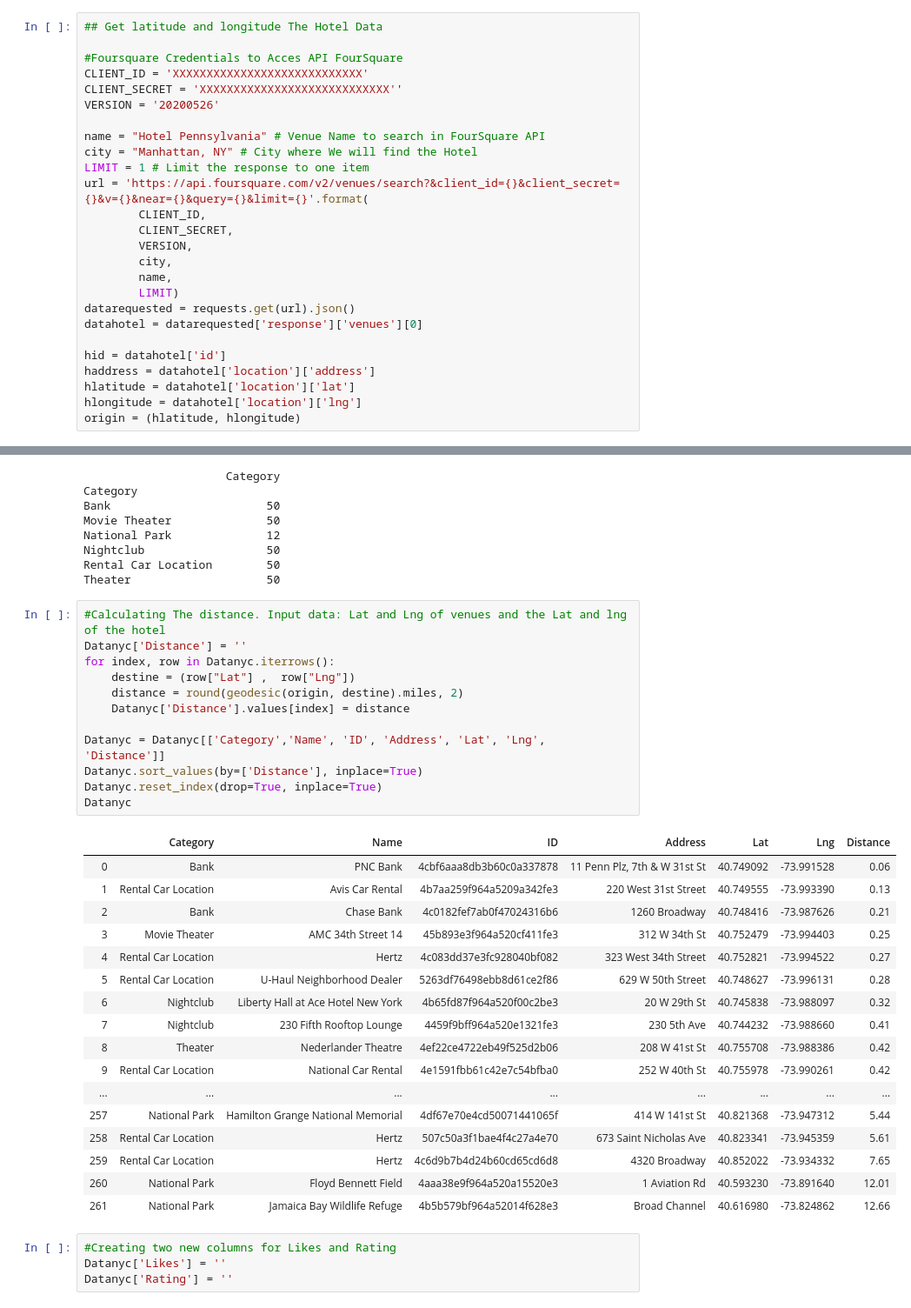
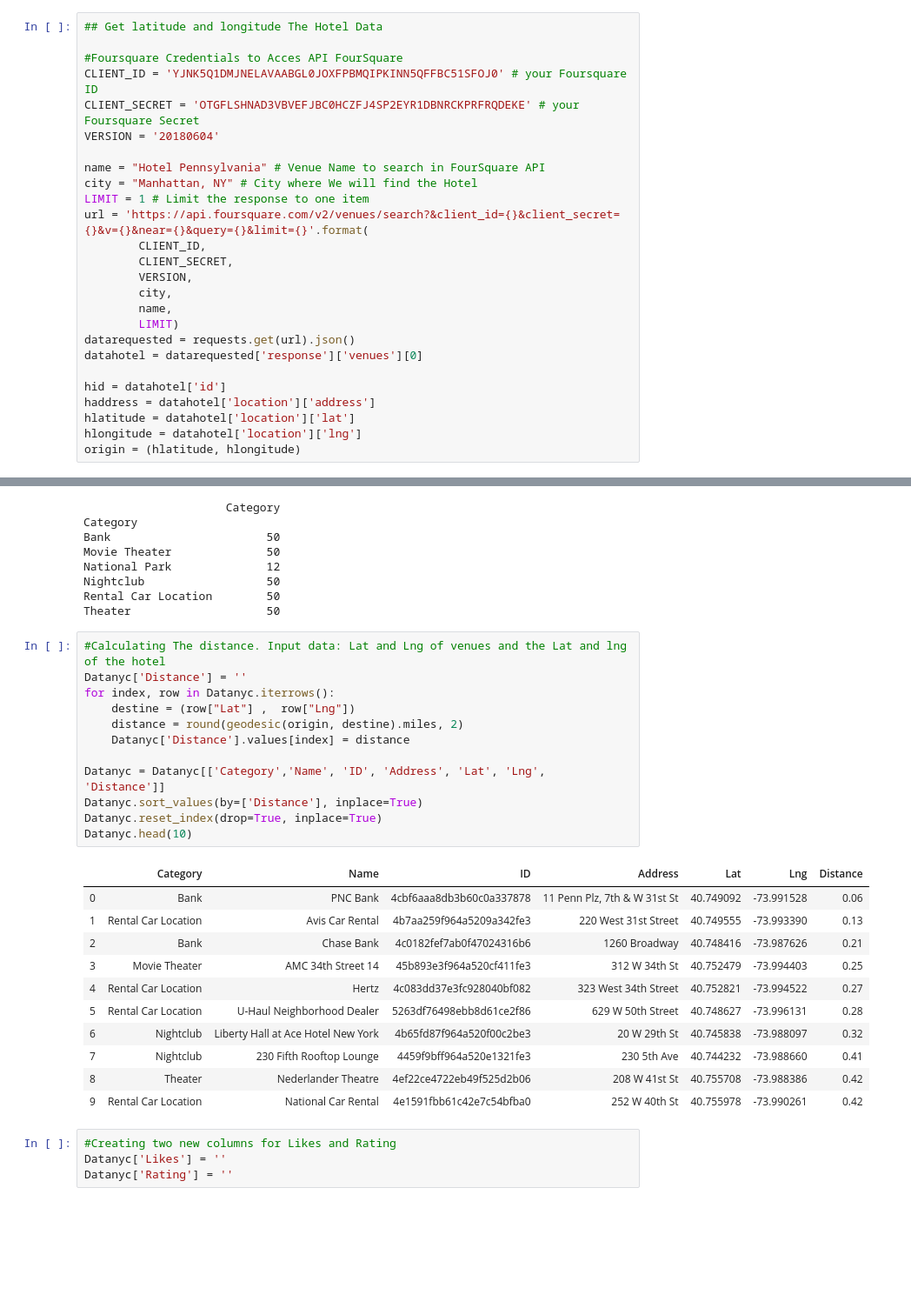
Before and after one commit to rchevez/Coursera_Capstone, a Jupyter notebook: Applied_Data_Science_Capstone_Data-Week-01.ipynb, the cells around one changed output, grey strips where cells are left out. Shown at 87% size. Saved outputs shown, nothing was run; the diff lists cells and outputs as text; blank space fills up the shorter version.

```diff
--- a/Applied_Data_Science_Capstone_Data-Week-01.ipynb
+++ b/Applied_Data_Science_Capstone_Data-Week-01.ipynb
@@ -68,9 +68,9 @@ Libraries Loaded
 ## Get latitude and longitude The Hotel Data
 
 #Foursquare Credentials to Acces API FourSquare
-CLIENT_ID = 'XXXXXXXXXXXXXXXXXXXXXXXXXXXX'
-CLIENT_SECRET = 'XXXXXXXXXXXXXXXXXXXXXXXXXXXX''
-VERSION = '20200526'
+CLIENT_ID = 'YJNK5Q1DMJNELAVAABGL0JOXFPBMQIPKINN5QFFBC51SFOJ0' # your Foursquare ID
+CLIENT_SECRET = 'OTGFLSHNAD3VBVEFJBC0HCZFJ4SP2EYR1DBNRCKPRFRQDEKE' # your Foursquare Secret
+VERSION = '20180604'
 
 name = "Hotel Pennsylvania" # Venue Name to search in FourSquare API
 city = "Manhattan, NY" # City where We will find the Hotel
@@ -164,33 +158,27 @@ Theater                    50
 # %%
 #Calculating The distance. Input data: Lat and Lng of venues and the Lat and lng of the hotel
 Datanyc['Distance'] = ''
 for index, row in Datanyc.iterrows():
     destine = (row["Lat"] ,  row["Lng"])
     distance = round(geodesic(origin, destine).miles, 2)
     Datanyc['Distance'].values[index] = distance
 
 Datanyc = Datanyc[['Category','Name', 'ID', 'Address', 'Lat', 'Lng', 'Distance']]
 Datanyc.sort_values(by=['Distance'], inplace=True)
 Datanyc.reset_index(drop=True, inplace=True)
-Datanyc
+Datanyc.head(10)
 # %% [output]
 |  | Category | Name | ID | Address | Lat | Lng | Distance |
 | 0 | Bank | PNC Bank | 4cbf6aaa8db3b60c0a337878 | 11 Penn Plz, 7th & W 31st St | 40.749092 | -73.991528 | 0.06 |
 | 1 | Rental Car Location | Avis Car Rental | 4b7aa259f964a5209a342fe3 | 220 West 31st Street | 40.749555 | -73.993390 | 0.13 |
 | 2 | Bank | Chase Bank | 4c0182fef7ab0f47024316b6 | 1260 Broadway | 40.748416 | -73.987626 | 0.21 |
 | 3 | Movie Theater | AMC 34th Street 14 | 45b893e3f964a520cf411fe3 | 312 W 34th St | 40.752479 | -73.994403 | 0.25 |
 | 4 | Rental Car Location | Hertz | 4c083dd37e3fc928040bf082 | 323 West 34th Street | 40.752821 | -73.994522 | 0.27 |
 | 5 | Rental Car Location | U-Haul Neighborhood Dealer | 5263df76498ebb8d61ce2f86 | 629 W 50th Street | 40.748627 | -73.996131 | 0.28 |
 | 6 | Nightclub | Liberty Hall at Ace Hotel New York | 4b65fd87f964a520f00c2be3 | 20 W 29th St | 40.745838 | -73.988097 | 0.32 |
 | 7 | Nightclub | 230 Fifth Rooftop Lounge | 4459f9bff964a520e1321fe3 | 230 5th Ave | 40.744232 | -73.988660 | 0.41 |
 | 8 | Theater | Nederlander Theatre | 4ef22ce4722eb49f525d2b06 | 208 W 41st St | 40.755708 | -73.988386 | 0.42 |
 | 9 | Rental Car Location | National Car Rental | 4e1591fbb61c42e7c54bfba0 | 252 W 40th St | 40.755978 | -73.990261 | 0.42 |
-| ... | ... | ... | ... | ... | ... | ... | ... |
-| 257 | National Park | Hamilton Grange National Memorial | 4df67e70e4cd50071441065f | 414 W 141st St | 40.821368 | -73.947312 | 5.44 |
-| 258 | Rental Car Location | Hertz | 507c50a3f1bae4f4c27a4e70 | 673 Saint Nicholas Ave | 40.823341 | -73.945359 | 5.61 |
-| 259 | Rental Car Location | Hertz | 4c6d9b7b4d24b60cd65cd6d8 | 4320 Broadway | 40.852022 | -73.934332 | 7.65 |
-| 260 | National Park | Floyd Bennett Field | 4aaa38e9f964a520a15520e3 | 1 Aviation Rd | 40.593230 | -73.891640 | 12.01 |
-| 261 | National Park | Jamaica Bay Wildlife Refuge | 4b5b579bf964a52014f628e3 | Broad Channel | 40.616980 | -73.824862 | 12.66 |
 # %%
 #Creating two new columns for Likes and Rating
 Datanyc['Likes'] = ''
```
Also changed, not shown: parts of 3 cells of this notebook.
